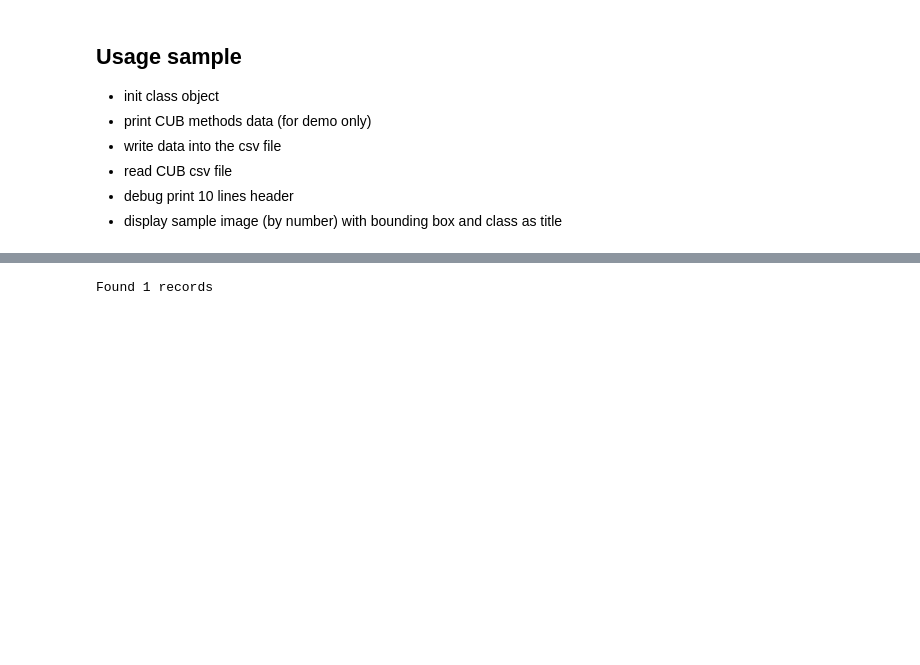
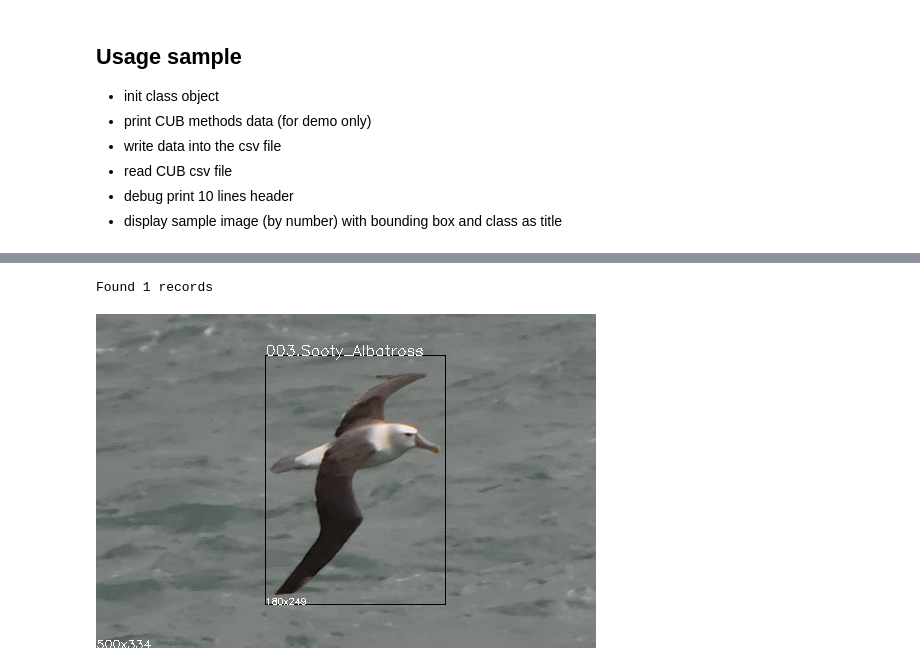
Before and after one commit to zafrirron/cub_read_write, a Jupyter notebook: cub_read_write_demo.ipynb, the cells around one changed output, grey strips where cells are left out. Cells and saved outputs as stored; diff of their text form; code cells hidden in the pictures; blank space fills up the shorter version.

```diff
--- a/cub_read_write_demo.ipynb
+++ b/cub_read_write_demo.ipynb
@@ -120,22 +120,24 @@ csvData.head(10)              # show first 10 lines
 # %%
 # query csv dataframe display each, including bounding box and class as title
 # (uncomment for different queries samples)
 
 #query by partial class name
 #csvRows = csvData[csvData['class'].str.contains("Pelican")]
 
 # query by image numbers
 csvRows = csvData.iloc[123:124]
 
 # query by iamge size
 #csvRows = csvData[(csvData['image-width'] < 500) & (csvData['image-height'] < 400)]
 
 found = len(csvRows.index)
 if (found > 0):
     print ("Found {} records".format(found))
     image = getCsvImages(csvRows)
-    display(image)
+    #display(image)
 else:
     print ("No records found")
+image
 # %% [output]
 Found 1 records
+[figure, added]
```
Also changed, not shown: parts of 1 cell of this notebook.
